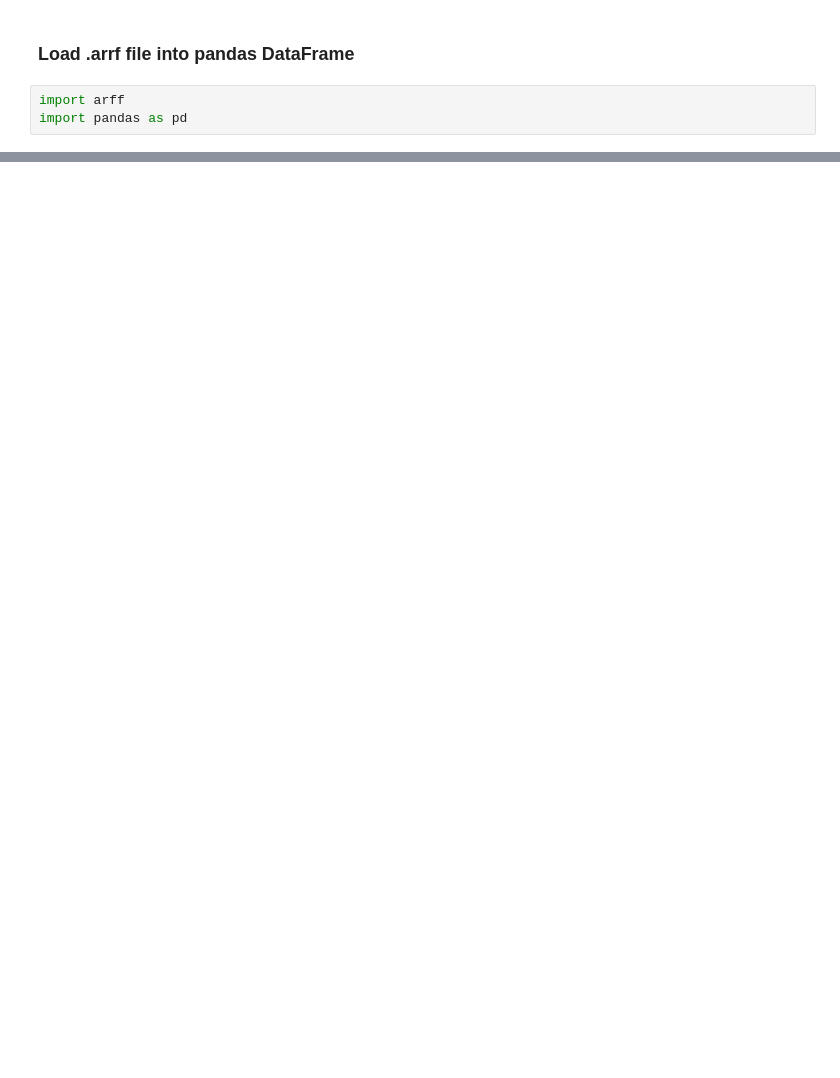
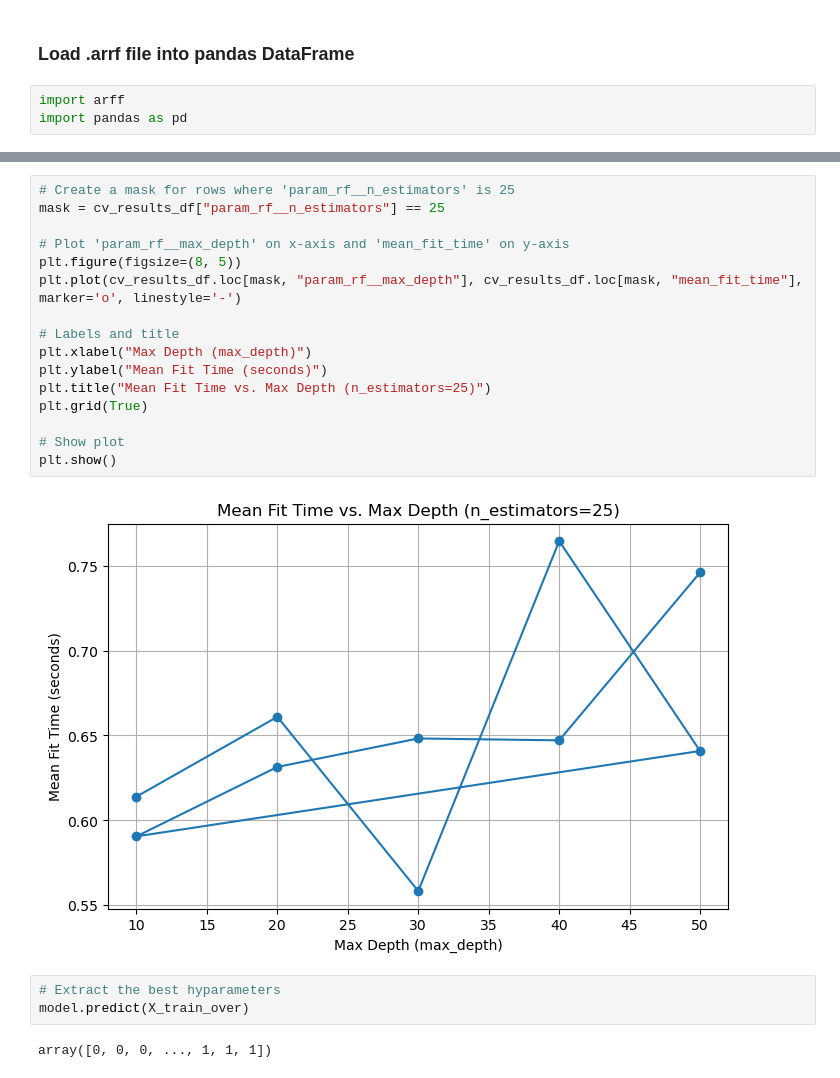
Before and after one commit to Abbey-commit/data-science-project, a Jupyter notebook: poland_bankruptcy_project.ipynb, the cells around one changed output, grey strips where cells are left out. Cells and saved outputs as stored; diff of their text form; blank space fills up the shorter version.

```diff
--- a/poland_bankruptcy_project.ipynb
+++ b/poland_bankruptcy_project.ipynb
@@ -53,0 +244,23 @@ print(df_data.head(5))
+# %%
+# Create a mask for rows where 'param_rf__n_estimators' is 25
+mask = cv_results_df["param_rf__n_estimators"] == 25
+
+# Plot 'param_rf__max_depth' on x-axis and 'mean_fit_time' on y-axis
+plt.figure(figsize=(8, 5))
+plt.plot(cv_results_df.loc[mask, "param_rf__max_depth"], cv_results_df.loc[mask, "mean_fit_time"], marker='o', linestyle='-')
+
+# Labels and title
+plt.xlabel("Max Depth (max_depth)")
+plt.ylabel("Mean Fit Time (seconds)")
+plt.title("Mean Fit Time vs. Max Depth (n_estimators=25)")
+plt.grid(True)
+
+# Show plot
+plt.show()
+# %% [output]
+[figure, added]
+# %%
+# Extract the best hyparameters
+model.predict(X_train_over)
+# %% [output]
+array([0, 0, 0, ..., 1, 1, 1])
```
Also changed, not shown: parts of 21 cells of this notebook, 1 other file.
